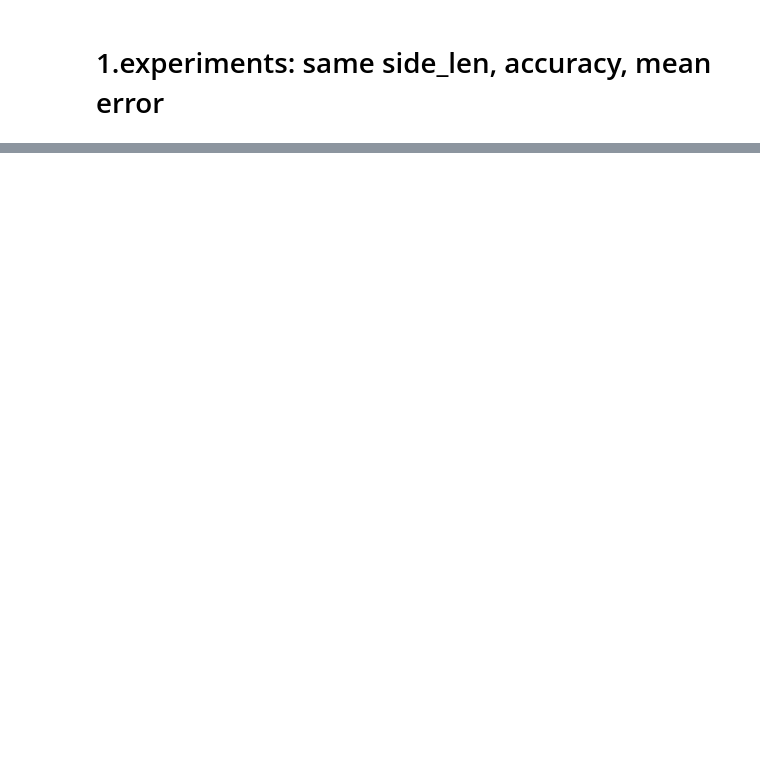
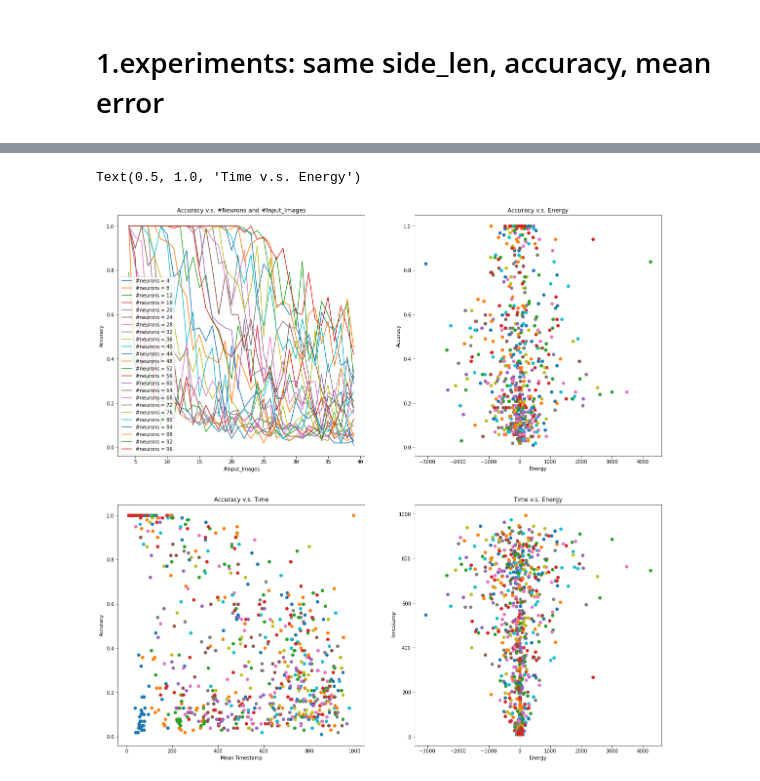
Before and after one commit to doomgutt/NMA-CN-2022-Project--Group-A---Attractor-Networks, a Jupyter notebook: v2 - noise.ipynb, the cells around one changed output, grey strips where cells are left out. Cells and saved outputs as stored; diff of their text form; code cells hidden in the pictures; blank space fills up the shorter version.

```diff
--- a/v2 - noise.ipynb
+++ b/v2 - noise.ipynb
@@ -29,14 +34,14 @@ pm = hop_net.run(white_noise_dataset, iterations=1000, lr="hebbian",af="async_ta
 # %%
 result_records = []
 error_result = {}
-for side_len in range(3, 10):
-    for alphabet_len in range(4, 40, 4):
-        white_noise_dataset = Dataset_whitenoise(alphabet_len = alphabet_len, side_len = side_len).get_data()
+for pixels in range(4, 100, 4):
+    for alphabet_len in range(4, 40):
+        white_noise_dataset = Dataset_whitenoise(alphabet_len = alphabet_len, image_pixels = pixels).get_data()
         hop_net = hopfield.HopfieldNetwork()
         pm = hop_net.run(white_noise_dataset, iterations=1000, lr="hebbian",af="async_tanh")
-        print(side_len, alphabet_len, np.mean(pm.is_correct))
+        print(pixels, alphabet_len, np.mean(pm.is_correct))
         record = {
-            'side_len':side_len,
+            'pixels':pixels,
             'alphabet_len':alphabet_len,
             'accuracy':np.mean(pm.is_correct),
             'mean error':np.mean(pm.error),
@@ -44,5 +49,5 @@ for side_len in range(3, 10):
             'mean energy':np.mean(pm.process_energy)
         }
         result_records.append(record)
-        # accuracy_result[(side_len, alphabet_len)] =
-        # error_result[(side_len, alphabet_len)] = np.mean(pm.timestamp)
+        # accuracy_result[(pixels, alphabet_len)] =
+        # error_result[(pixels, alphabet_len)] = np.mean(pm.timestamp)
@@ -72,30 +96,33 @@ plt.legend()
 # %%
 fig, axs = plt.subplots(2, 2, figsize=(20, 20))
 ax_acc = axs[0][0]
 ax_energy = axs[0][1]
 ax_time = axs[1][0]
 ax_energy_vs_time = axs[1][1]
 
-for side_len in df['side_len'].unique():
-    df_now = df[df['side_len'] == side_len]
-    ax_acc.plot(df_now['alphabet_len'], df_now['accuracy'], label = f'#neurons = {side_len * side_len}')
+for pixels in df['pixels'].unique():
+    df_now = df[df['pixels'] == pixels]
+    ax_acc.plot(df_now['alphabet_len'], df_now['accuracy'], label = f'#neurons = {pixels}')
     ax_time.scatter(df_now['mean timestamp'], df_now["accuracy"])
     ax_energy.scatter(df_now['mean energy'], df_now['accuracy'])
     ax_energy_vs_time.scatter(df_now['mean energy'], df_now['mean timestamp'])
 
 ax_acc.set_xlabel("#Input_Images")
 ax_acc.set_ylabel("Accuracy")
 ax_acc.set_title("Accuracy v.s. #Neurons and #Input_Images")
 ax_acc.legend()
 
 ax_energy.set_xlabel("Energy")
 ax_energy.set_ylabel("Accuracy")
 ax_energy.set_title("Accuracy v.s. Energy")
 
 ax_time.set_xlabel("Mean Timestamp")
 ax_time.set_ylabel("Accuracy")
 ax_time.set_title("Accuracy v.s. Time")
 
 ax_energy_vs_time.set_xlabel("Energy")
 ax_energy_vs_time.set_ylabel("Timestamp")
 ax_energy_vs_time.set_title("Time v.s. Energy")
+# %% [output]
+Text(0.5, 1.0, 'Time v.s. Energy')
+[figure, added]
```
Also changed, not shown: parts of 8 cells of this notebook, 1 other file.
